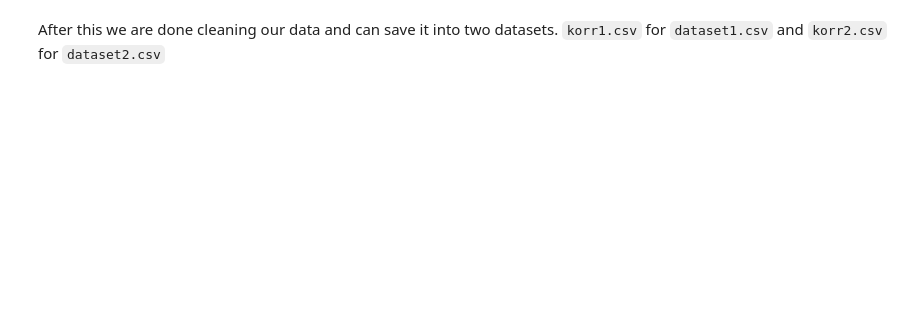
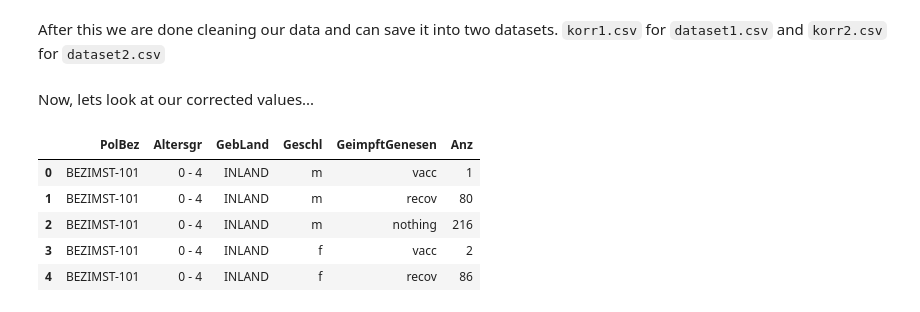
Before and after one commit to Sormy23/DataScience_CoronaStatistics, a Jupyter notebook: mini_projekt.ipynb, the cells around one changed output. Drawn from its saved outputs; the diff is of its cells as text; code cells hidden in the pictures; blank space fills up the shorter version.

Commit message:
finished dataset1 for numerical values

```diff
--- a/mini_projekt.ipynb
+++ b/mini_projekt.ipynb
@@ -170,0 +301,14 @@ dataset2.to_csv("./output/korr2.csv", sep=";")
+# %% [markdown]
+Now, lets look at our corrected values...
+# %%
+korr1 = pd.read_csv("./output/korr1.csv", sep=";")
+korr2 = pd.read_csv("./output/korr2.csv", sep=";")
+
+korr1.head(5)
+# %% [output]
+|  | PolBez | Altersgr | GebLand | Geschl | GeimpftGenesen | Anz |
+| 0 | BEZIMST-101 | 0 - 4 | INLAND | m | vacc | 1 |
+| 1 | BEZIMST-101 | 0 - 4 | INLAND | m | recov | 80 |
+| 2 | BEZIMST-101 | 0 - 4 | INLAND | m | nothing | 216 |
+| 3 | BEZIMST-101 | 0 - 4 | INLAND | f | vacc | 2 |
+| 4 | BEZIMST-101 | 0 - 4 | INLAND | f | recov | 86 |
```
Also changed, not shown: parts of 20 cells of this notebook, 2 other files.
